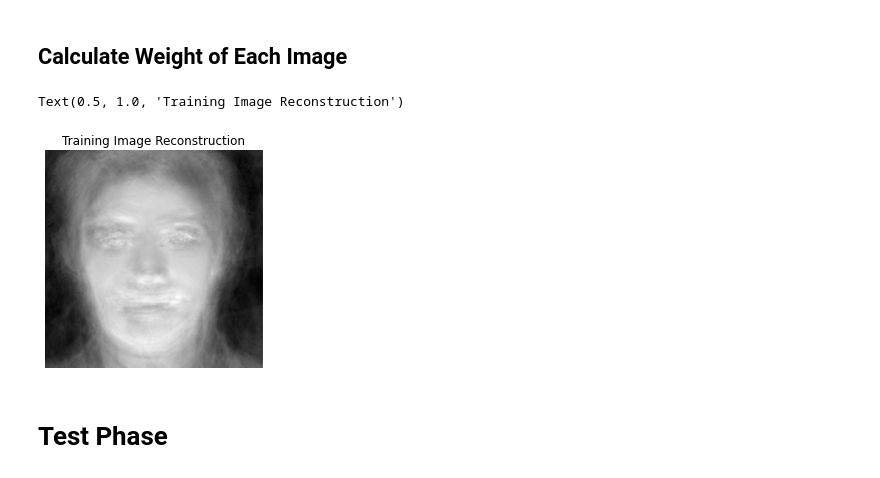
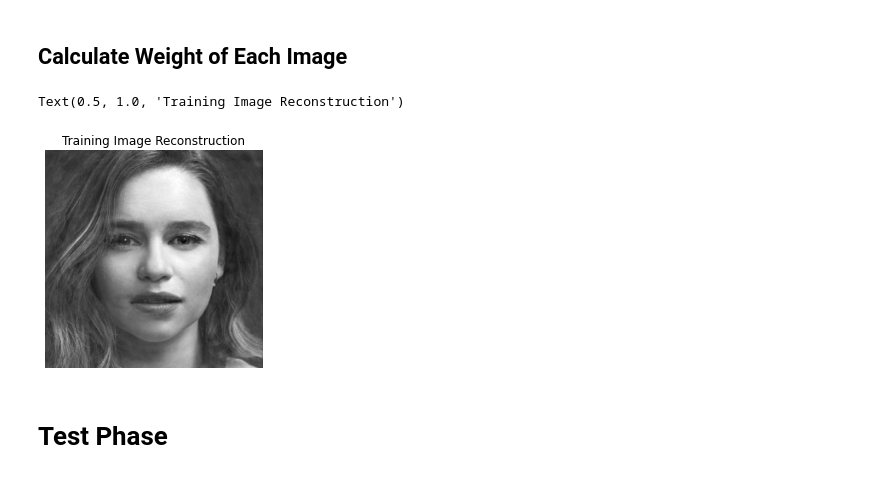
Before and after one commit to AlifioDitya/Algeo02-21142, a Jupyter notebook: src/main.ipynb, the cells around one changed output. Cells and saved outputs as stored; diff of their text form; code cells hidden in the pictures.

```diff
--- a/src/main.ipynb
+++ b/src/main.ipynb
@@ -34,7 +34,7 @@ Text(0.5, 1.0, 'Average Face')
 # %% [markdown]
 ## Calculate the Eigenfaces
 # %%
-e_train = fr.eigenface(training_set)
+e_train = fr.eigenface(training_set, 120)
 ut.show_image_plt(e_train[:, 0].reshape(256, 256))
 plt.title("Eigenface #1")
 # %% [output]
@@ -45,13 +45,13 @@ Text(0.5, 1.0, 'Eigenface #1')
 # %%
 dev = fr.deviation(training_set)
 weight = e_train.T @ dev
 reconTrain = avg + (e_train @ weight)
 
-ut.show_image_plt(reconTrain[:, 0])
+ut.show_image_plt(reconTrain[:, 45])
 plt.title("Training Image Reconstruction")
 # %% [output]
 Text(0.5, 1.0, 'Training Image Reconstruction')
-[figure, old version]
+[figure, new version]
 # %% [markdown]
 # Test Phase
 # %% [markdown]
```
Also changed, not shown: parts of 4 cells of this notebook, 4 other files.
